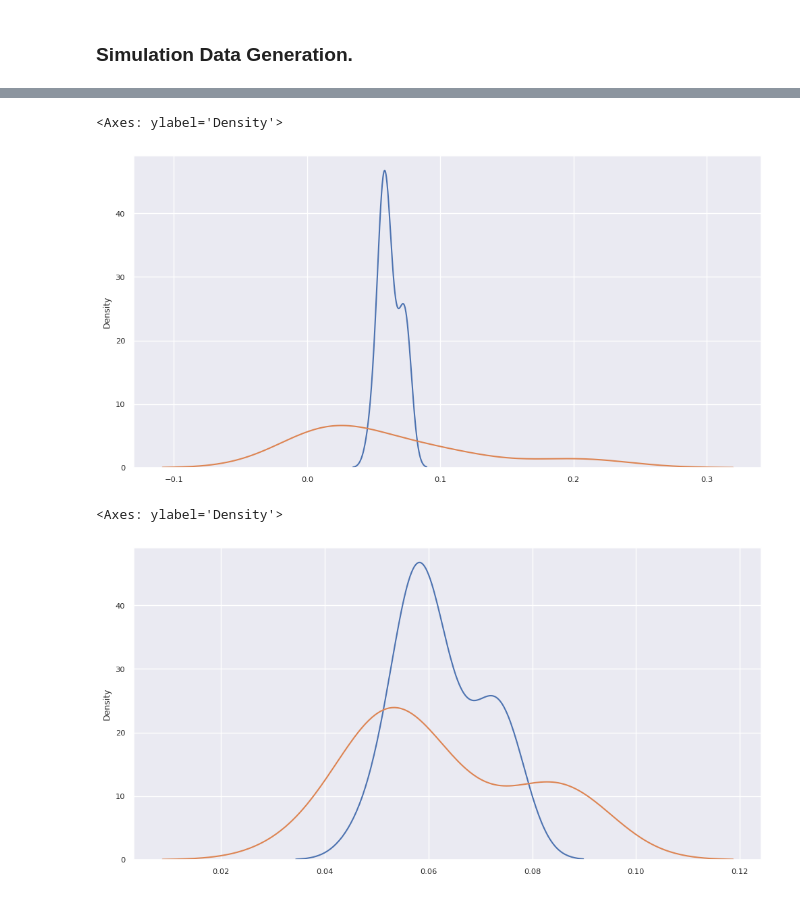
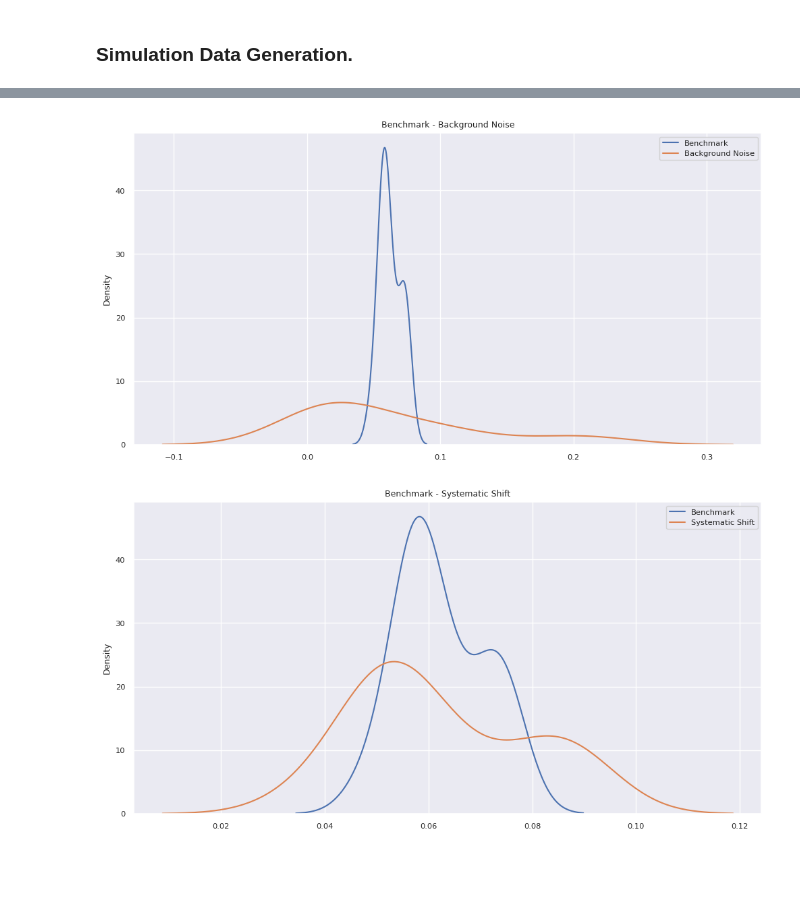
Before and after one commit to sabinhashmi/WorkSpace, a Jupyter notebook: UpstreamTracker/Notebooks/04MoteCarloKLDiv.ipynb, the cells around one changed output, grey strips where cells are left out. Drawn from its saved outputs; the diff is of its cells as text; code cells hidden in the pictures; blank space fills up the shorter version.

```diff
--- a/UpstreamTracker/Notebooks/04MoteCarloKLDiv.ipynb
+++ b/UpstreamTracker/Notebooks/04MoteCarloKLDiv.ipynb
@@ -88,6 +90,10 @@ benchmark_probability = softmax(benchmark_data)
 kl_div_data=pd.DataFrame(index=np.arange(1,num_chips+1))
 
 kl_div_data['BenchmarkScore'] = kl_div(benchmark_probability,benchmark_probability)
+# %%
+#Plots
+file_path='./Misc/Plots/KLDivTests/'
+os.makedirs(os.path.dirname(file_path), exist_ok=True)
 # %%
 #KL-Divergence for Similar Distribution
 
@@ -151,5 +172,5 @@ sns.kdeplot(test_4_zeros_probability)
 # %%
-#KL-Divergence for Data with Back Ground Noise
+#KL-Divergence for Data with Background Noise
 
 test_5_w_noise = benchmark_data.copy()
 
@@ -159,25 +180,34 @@ test_5_w_noise_probability = softmax(test_5_w_noise)
 
 kl_div_data['Data with Background Noise - [Test5]']  = np.round(kl_div(benchmark_probability,test_5_w_noise_probability),3)
 
-sns.kdeplot(benchmark_probability)
-sns.kdeplot(test_5_w_noise_probability)
+
+sns.kdeplot(benchmark_probability,label='Benchmark')
+sns.kdeplot(test_5_w_noise_probability,label='Background Noise')
+plt.title('Benchmark - Background Noise')
+plt.legend()
+plt.savefig(os.path.join(file_path,"Test5_Noise.png"))
+plt.show()
 # %% [output]
-<Axes: ylabel='Density'>
-[figure, old version]
+[figure, new version]
 # %%
 #KL-Divergence for Data with Systematic Shift
 
 test_6_w_syst_shift = benchmark_data.copy()
 
 test_6_w_syst_shift= 2 * test_6_w_syst_shift
 
 test_6_w_syst_shift_probability = softmax(test_6_w_syst_shift)
 
 kl_div_data['Data with Systematic Shift - [Test6]']  = np.round(kl_div(benchmark_probability,test_6_w_syst_shift_probability),3)
 
-sns.kdeplot(benchmark_probability)
-sns.kdeplot(test_6_w_syst_shift_probability)
+
+
+sns.kdeplot(benchmark_probability,label='Benchmark')
+sns.kdeplot(test_6_w_syst_shift_probability,label='Systematic Shift')
+plt.title('Benchmark - Systematic Shift')
+plt.legend()
+plt.savefig(os.path.join(file_path,"Test6_SystShift.png"))
+plt.show()
 # %% [output]
-<Axes: ylabel='Density'>
-[figure, old version]
+[figure, new version]
 # %%
```
Also changed, not shown: parts of 6 cells of this notebook, 7 other files.
